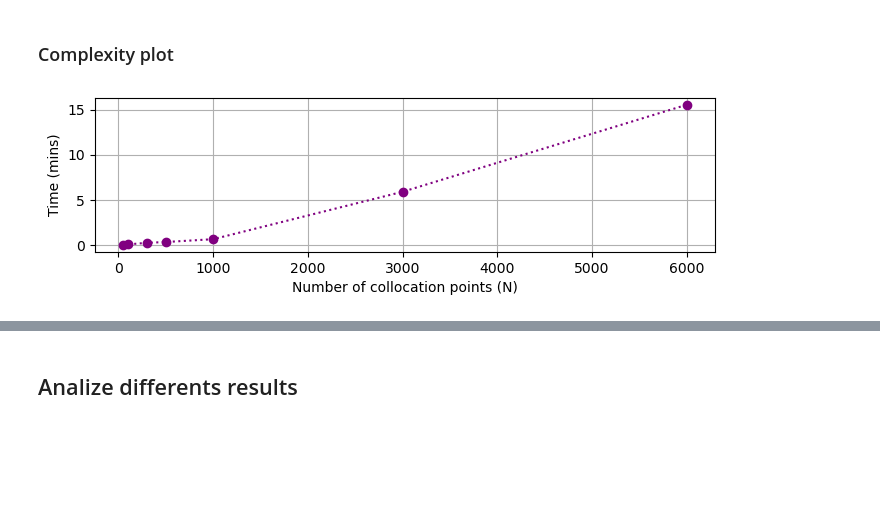
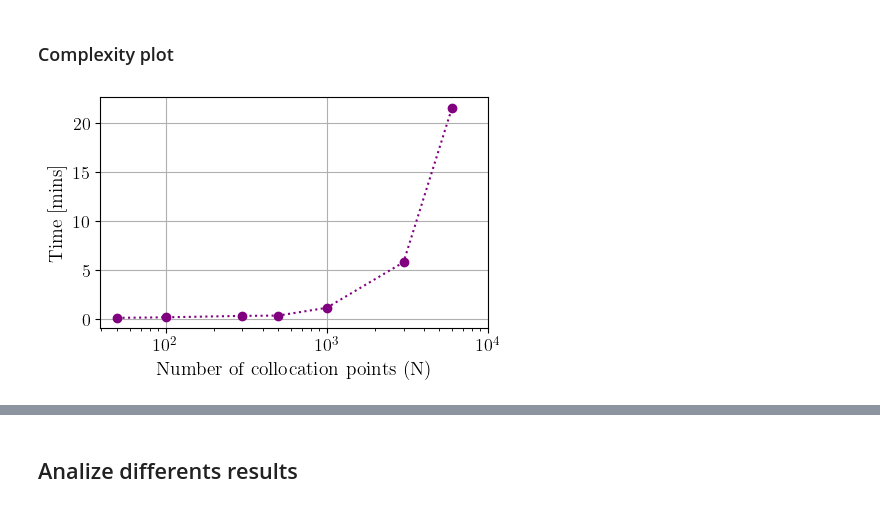
Before and after one commit to mariajmellado/frank2d, a Jupyter notebook: Results/3_SimulatedDisc_Frank2D_differentsN.ipynb, the cells around one changed output, grey strips where cells are left out. Saved outputs shown, nothing was run; the diff lists cells and outputs as text; code cells hidden in the pictures; blank space fills up the shorter version.

```diff
--- a/Results/3_SimulatedDisc_Frank2D_differentsN.ipynb
+++ b/Results/3_SimulatedDisc_Frank2D_differentsN.ipynb
@@ -1,5 +1,14 @@
 # %% [markdown]
 # Imports
+# %%
+import matplotlib.pyplot as plt
+
+plt.rcParams.update({
+    "text.usetex": True,
+    "font.family": "serif",
+    "font.serif": ["Computer Modern Roman"],
+    "text.latex.preamble": r"\usepackage{bm}", # Recomendado para negritas matemáticas
+})
 # %%
 import os
 import sys
@@ -26,8 +35,8 @@ from frank2d.constants import rad_to_arcsec, deg_to_rad
 from frank2d.posterior_optimization import MAPEstimator
 # %%
 
-dir = "./../../data/"
-data_file = dir + "SimulatedBlob.txt"
+dir = "./../../data/uvtable/"
+data_file = dir + "uvtable_SimulatedBlob.txt"
 inc = 0
 pa = 0
 dra = 0
@@ -52,7 +61,7 @@ frank2d_objects = []
 # %%
 times = []
 # %%
-best_N50 = {'m': -2.1725772998867527, 'c': 2227336539.713243, 'l': 70600.20854903864}
+best_N50 = {'m': -1.117860242672363, 'c': 2113.8916919178832, 'l': 56439.474897224536}
 # %%
 for i in range(len(N)):
     start = time.time()
@@ -191,13 +200,15 @@ xxxxxxxxxxxxxxxxxxxxxxxxx F2D withN=6000 took 932.0102553367615 seconds xxxxxxxx
 # %% [markdown]
 ### Complexity plot
 # %%
-plt.figure(figsize=(8,2))
+plt.figure(figsize=(5,3))
 plt.plot(N, np.array(times)/60, marker='o', ls=':', color = 'purple')
-#plt.xscale('log')
+plt.xscale('log')
 #plt.yscale('log')
-plt.xlabel('Number of collocation points (N)', fontsize=10)
-plt.ylabel('Time (mins)', fontsize=10)
+plt.xlabel('Number of collocation points (N)', fontsize=14)
+plt.xlim(0, 1e4)
+plt.tick_params(axis='both', which='major', labelsize=13)
+plt.ylabel('Time [mins]', fontsize=14)
 plt.grid()
 #plt.title(r'Frankenstein2D for a $N^{2}$ pixels image', fontsize=10)
 # %% [output]
-[figure, old version]
+[figure, new version]
```
Also changed, not shown: parts of 5 cells of this notebook, 8 other files.
